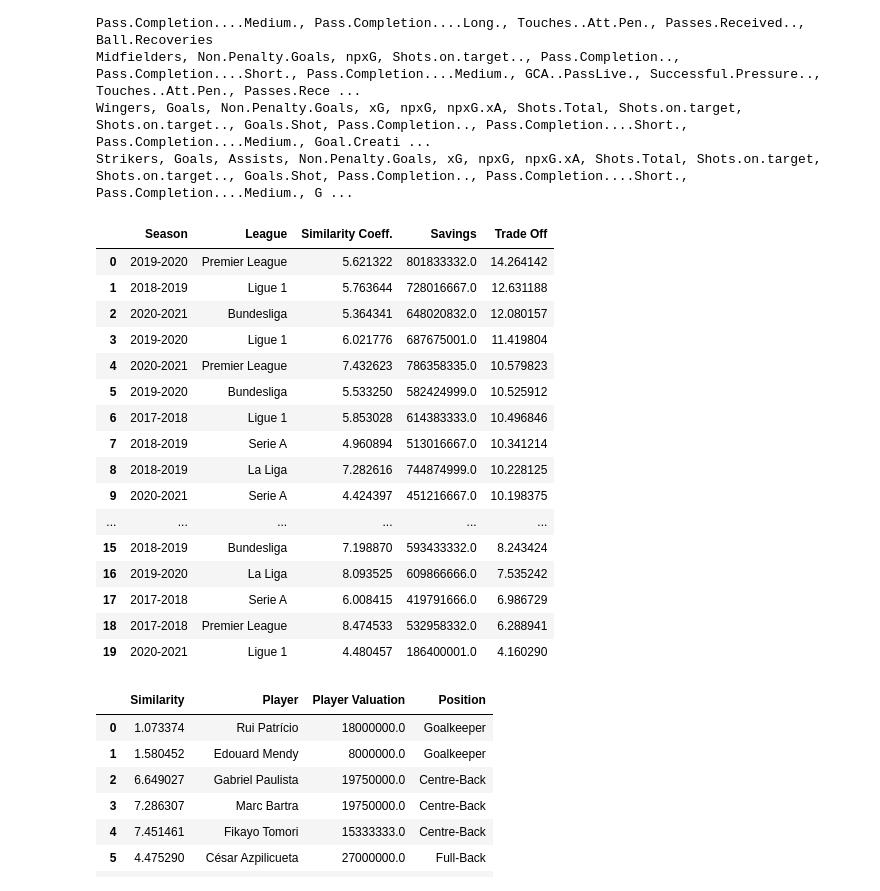
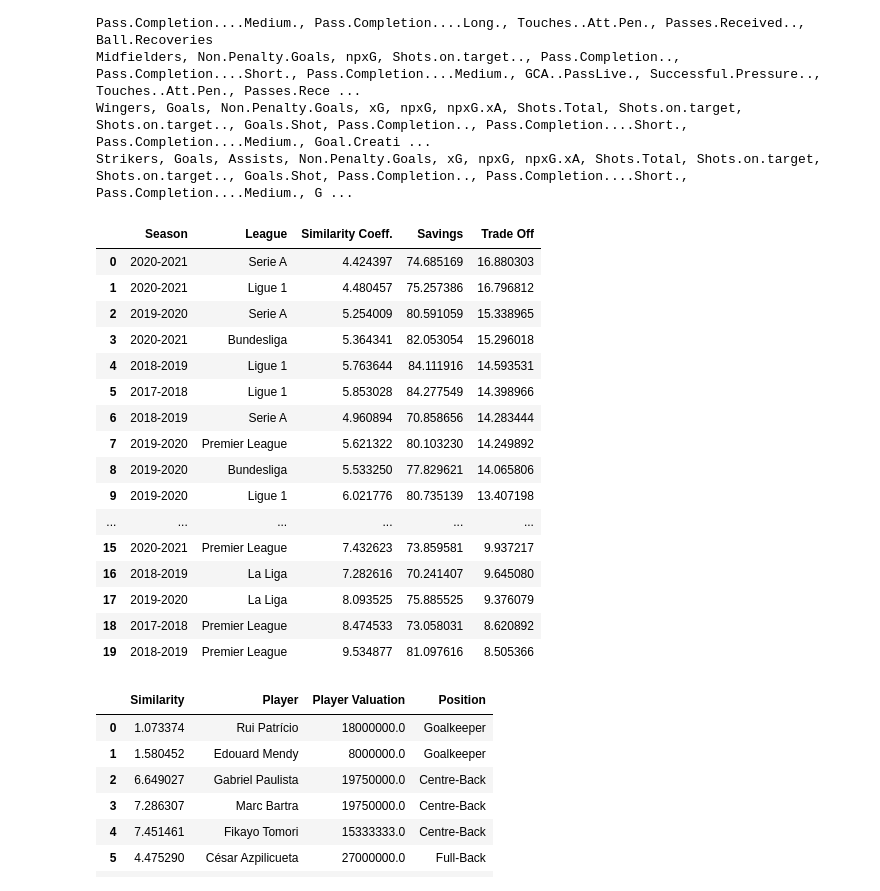
Before and after one commit to Alberto199810/Master-s-thesis-Moneyball-II, a Jupyter notebook: 03_Data Analytics/Moneyball Script.ipynb, the cells around one changed output. Cells and saved outputs as stored; diff of their text form; code cells hidden in the pictures.

```diff
--- a/03_Data Analytics/Moneyball Script.ipynb
+++ b/03_Data Analytics/Moneyball Script.ipynb
@@ -128,52 +128,52 @@ def low_cost_winners(season, league, save_on_the_budget):
 
     return datasim
 # %%
-# Let's check which league has the best trade off between savings and similarity coefficient
+#Let's check which league has the best trade off between savings and similarity coefficient
 
 seasons = ['2017-2018','2018-2019','2019-2020','2020-2021']
 leagues = ['Premier League','Serie A','Ligue 1','Bundesliga','La Liga']
 total_players = pd.concat([players[['Player_SN', 'Data_League','scouting_period','Gen_Pos', 'Player Valuation']],
                            keepers[['Player_SN', 'Data_League','scouting_period','Gen_Pos', 'Player Valuation']]],
                            ignore_index = True)
 
 sim = []
 for i in range(len(seasons)):
     for j in range(len(leagues)):
 
         winners_league_year = winners[(winners['League'] == leagues[j]) & (winners['Season'] == seasons[i])]
 
         tot = pd.merge(total_players, winners_league_year, left_on = ['Player_SN', 'Data_League', 'scouting_period', 'Gen_Pos'],
                right_on = ['Player','League','Season','Gen_Pos'])
 
         sim.append([seasons[i],
                     leagues[j],
                     np.mean(low_cost_winners(seasons[i], leagues[j], 2)['Similarity']),
-                    np.sum(tot['Player Valuation']) - np.sum(low_cost_winners(seasons[i], leagues[j], 2)['Player Valuation'])])
+                    (100 - (np.sum(low_cost_winners(seasons[i], leagues[j], 2)['Player Valuation']) / np.sum(tot['Player Valuation']))*100)])
 
 coeff = pd.DataFrame(sim)
 coeff.columns = ['Season','League','Similarity Coeff.', 'Savings']
-coeff['Trade Off'] = (coeff['Savings'] / coeff['Similarity Coeff.'])/10000000
+coeff['Trade Off'] = coeff['Savings'] / coeff['Similarity Coeff.']
 coeff.sort_values(by = ['Trade Off'], ascending = False, inplace = True)
 coeff = coeff.reset_index().drop(['index'], axis = 1)
 coeff
 # %% [output]
 |  | Season | League | Similarity Coeff. | Savings | Trade Off |
-| 0 | 2019-2020 | Premier League | 5.621322 | 801833332.0 | 14.264142 |
-| 1 | 2018-2019 | Ligue 1 | 5.763644 | 728016667.0 | 12.631188 |
-| 2 | 2020-2021 | Bundesliga | 5.364341 | 648020832.0 | 12.080157 |
-| 3 | 2019-2020 | Ligue 1 | 6.021776 | 687675001.0 | 11.419804 |
-| 4 | 2020-2021 | Premier League | 7.432623 | 786358335.0 | 10.579823 |
-| 5 | 2019-2020 | Bundesliga | 5.533250 | 582424999.0 | 10.525912 |
-| 6 | 2017-2018 | Ligue 1 | 5.853028 | 614383333.0 | 10.496846 |
-| 7 | 2018-2019 | Serie A | 4.960894 | 513016667.0 | 10.341214 |
-| 8 | 2018-2019 | La Liga | 7.282616 | 744874999.0 | 10.228125 |
-| 9 | 2020-2021 | Serie A | 4.424397 | 451216667.0 | 10.198375 |
+| 0 | 2020-2021 | Serie A | 4.424397 | 74.685169 | 16.880303 |
+| 1 | 2020-2021 | Ligue 1 | 4.480457 | 75.257386 | 16.796812 |
+| 2 | 2019-2020 | Serie A | 5.254009 | 80.591059 | 15.338965 |
+| 3 | 2020-2021 | Bundesliga | 5.364341 | 82.053054 | 15.296018 |
+| 4 | 2018-2019 | Ligue 1 | 5.763644 | 84.111916 | 14.593531 |
+| 5 | 2017-2018 | Ligue 1 | 5.853028 | 84.277549 | 14.398966 |
+| 6 | 2018-2019 | Serie A | 4.960894 | 70.858656 | 14.283444 |
+| 7 | 2019-2020 | Premier League | 5.621322 | 80.103230 | 14.249892 |
+| 8 | 2019-2020 | Bundesliga | 5.533250 | 77.829621 | 14.065806 |
+| 9 | 2019-2020 | Ligue 1 | 6.021776 | 80.735139 | 13.407198 |
 | ... | ... | ... | ... | ... | ... |
-| 15 | 2018-2019 | Bundesliga | 7.198870 | 593433332.0 | 8.243424 |
-| 16 | 2019-2020 | La Liga | 8.093525 | 609866666.0 | 7.535242 |
-| 17 | 2017-2018 | Serie A | 6.008415 | 419791666.0 | 6.986729 |
-| 18 | 2017-2018 | Premier League | 8.474533 | 532958332.0 | 6.288941 |
-| 19 | 2020-2021 | Ligue 1 | 4.480457 | 186400001.0 | 4.160290 |
+| 15 | 2020-2021 | Premier League | 7.432623 | 73.859581 | 9.937217 |
+| 16 | 2018-2019 | La Liga | 7.282616 | 70.241407 | 9.645080 |
+| 17 | 2019-2020 | La Liga | 8.093525 | 75.885525 | 9.376079 |
+| 18 | 2017-2018 | Premier League | 8.474533 | 73.058031 | 8.620892 |
+| 19 | 2018-2019 | Premier League | 9.534877 | 81.097616 | 8.505366 |
 # %%
 low_cost_winners('2019-2020', 'Premier League', 2)
 # %% [output]
```
Also changed, not shown: parts of 2 cells of this notebook, 1 other file.
